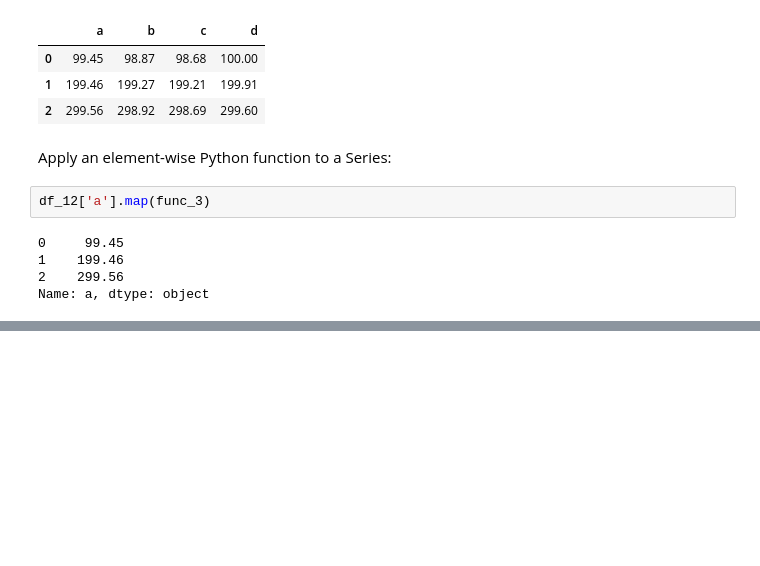
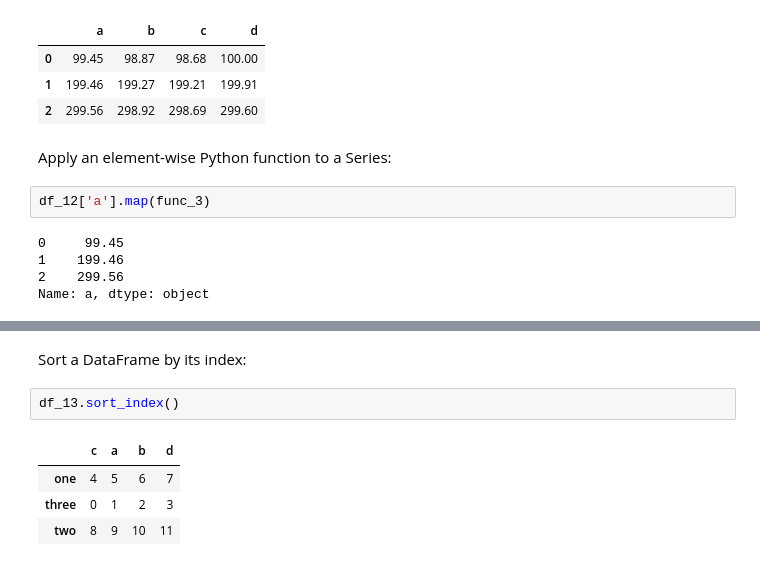
Before and after one commit to donnemartin/data-science-ipython-notebooks, a Jupyter notebook: pandas/pandas.ipynb, the cells around one changed output, grey strips where cells are left out. Cells and saved outputs as stored; diff of their text form; blank space fills up the shorter version.

```diff
--- a/pandas/pandas.ipynb
+++ b/pandas/pandas.ipynb
@@ -866,0 +912,9 @@ Name: a, dtype: object
+# %% [markdown]
+Sort a DataFrame by its index:
+# %%
+df_13.sort_index()
+# %% [output]
+|  | c | a | b | d |
+| one | 4 | 5 | 6 | 7 |
+| three | 0 | 1 | 2 | 3 |
+| two | 8 | 9 | 10 | 11 |
```
Also changed, not shown: parts of 13 cells of this notebook.
